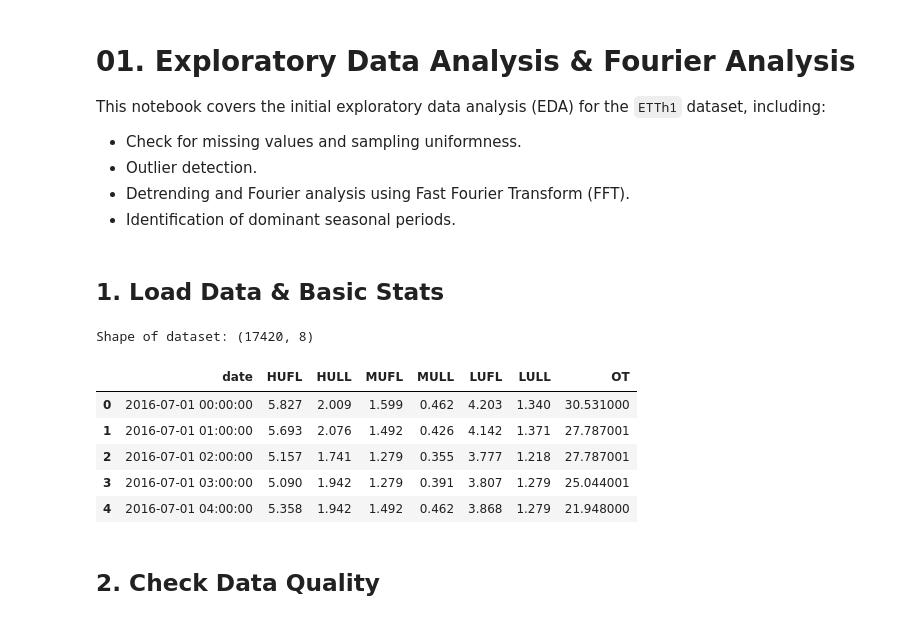
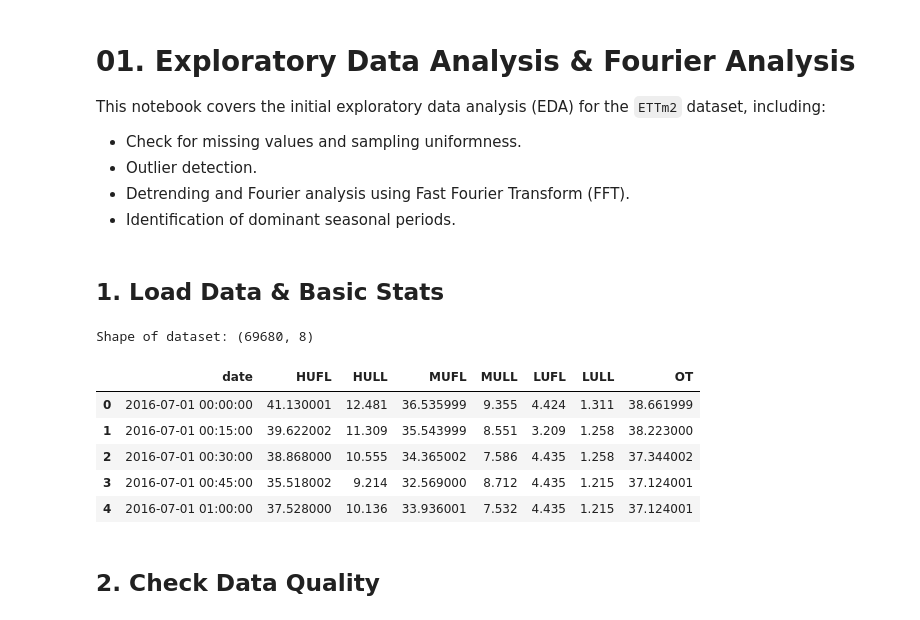
Before and after one commit to kietminh04/time-series-group-04, a Jupyter notebook: notebooks/01_data_exploration.ipynb, the cells around one changed output. Cells and saved outputs as stored; diff of their text form; code cells hidden in the pictures.

```diff
--- a/notebooks/01_data_exploration.ipynb
+++ b/notebooks/01_data_exploration.ipynb
@@ -1,7 +1,7 @@
 # %% [markdown]
 # 01. Exploratory Data Analysis & Fourier Analysis
 
-This notebook covers the initial exploratory data analysis (EDA) for the `ETTh1` dataset, including:
+This notebook covers the initial exploratory data analysis (EDA) for the `ETTm2` dataset, including:
 - Check for missing values and sampling uniformness.
 - Outlier detection.
 - Detrending and Fourier analysis using Fast Fourier Transform (FFT).
@@ -24,18 +24,18 @@ plt.rcParams["figure.figsize"] = (12, 5)
 # %% [markdown]
 ## 1. Load Data & Basic Stats
 # %%
-filepath = "../data/raw/ETTh1.csv"
+filepath = "../data/raw/ETTm2.csv"
 df = load_data(filepath)
 print("Shape of dataset:", df.shape)
 df.head()
 # %% [output]
-Shape of dataset: (17420, 8)
+Shape of dataset: (69680, 8)
 |  | date | HUFL | HULL | MUFL | MULL | LUFL | LULL | OT |
-| 0 | 2016-07-01 00:00:00 | 5.827 | 2.009 | 1.599 | 0.462 | 4.203 | 1.340 | 30.531000 |
-| 1 | 2016-07-01 01:00:00 | 5.693 | 2.076 | 1.492 | 0.426 | 4.142 | 1.371 | 27.787001 |
-| 2 | 2016-07-01 02:00:00 | 5.157 | 1.741 | 1.279 | 0.355 | 3.777 | 1.218 | 27.787001 |
-| 3 | 2016-07-01 03:00:00 | 5.090 | 1.942 | 1.279 | 0.391 | 3.807 | 1.279 | 25.044001 |
-| 4 | 2016-07-01 04:00:00 | 5.358 | 1.942 | 1.492 | 0.462 | 3.868 | 1.279 | 21.948000 |
+| 0 | 2016-07-01 00:00:00 | 41.130001 | 12.481 | 36.535999 | 9.355 | 4.424 | 1.311 | 38.661999 |
+| 1 | 2016-07-01 00:15:00 | 39.622002 | 11.309 | 35.543999 | 8.551 | 3.209 | 1.258 | 38.223000 |
+| 2 | 2016-07-01 00:30:00 | 38.868000 | 10.555 | 34.365002 | 7.586 | 4.435 | 1.258 | 37.344002 |
+| 3 | 2016-07-01 00:45:00 | 35.518002 | 9.214 | 32.569000 | 8.712 | 4.435 | 1.215 | 37.124001 |
+| 4 | 2016-07-01 01:00:00 | 37.528000 | 10.136 | 33.936001 | 7.532 | 4.435 | 1.215 | 37.124001 |
 # %% [markdown]
 ## 2. Check Data Quality
 # %%
```
Also changed, not shown: parts of 6 cells of this notebook, 6 other files.
